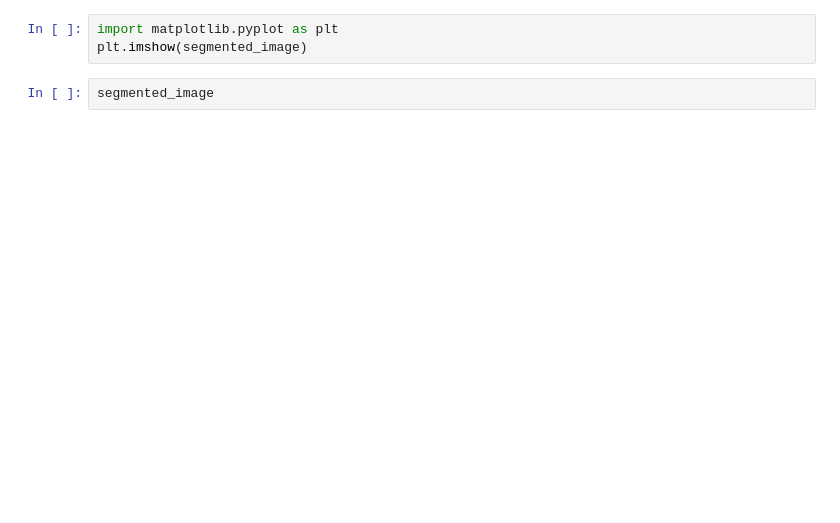
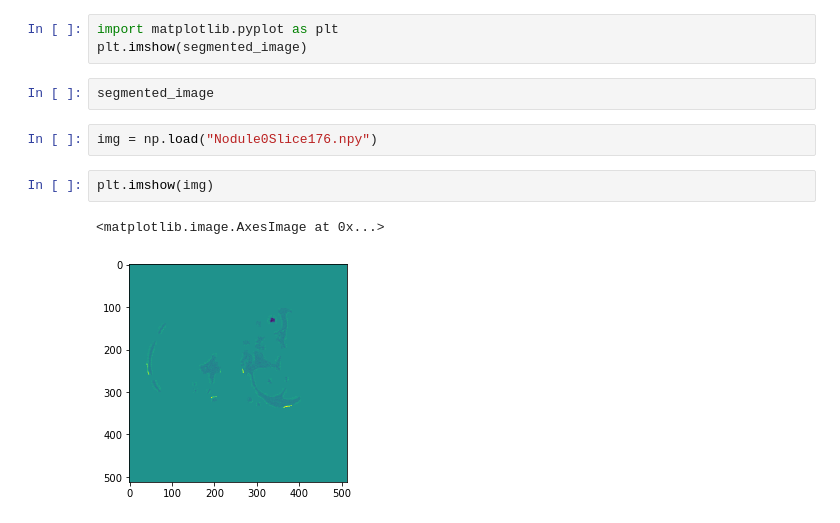
Before and after one commit to AditiKhedkar/Lung-Cancer-Detection, a Jupyter notebook: Experiments/DataSet preprocessing.ipynb, the cells around one changed output. Saved outputs shown, nothing was run; the diff lists cells and outputs as text; blank space fills up the shorter version.

```diff
--- a/Experiments/DataSet preprocessing.ipynb
+++ b/Experiments/DataSet preprocessing.ipynb
@@ -315,3 +329,10 @@ import matplotlib.pyplot as plt
 plt.imshow(segmented_image)
 # %%
 segmented_image
+# %%
+img = np.load("Nodule0Slice176.npy")
+# %%
+plt.imshow(img)
+# %% [output]
+<matplotlib.image.AxesImage at 0x...>
+[figure, added]
```
Also changed, not shown: parts of 4 cells of this notebook, 2 other files.
